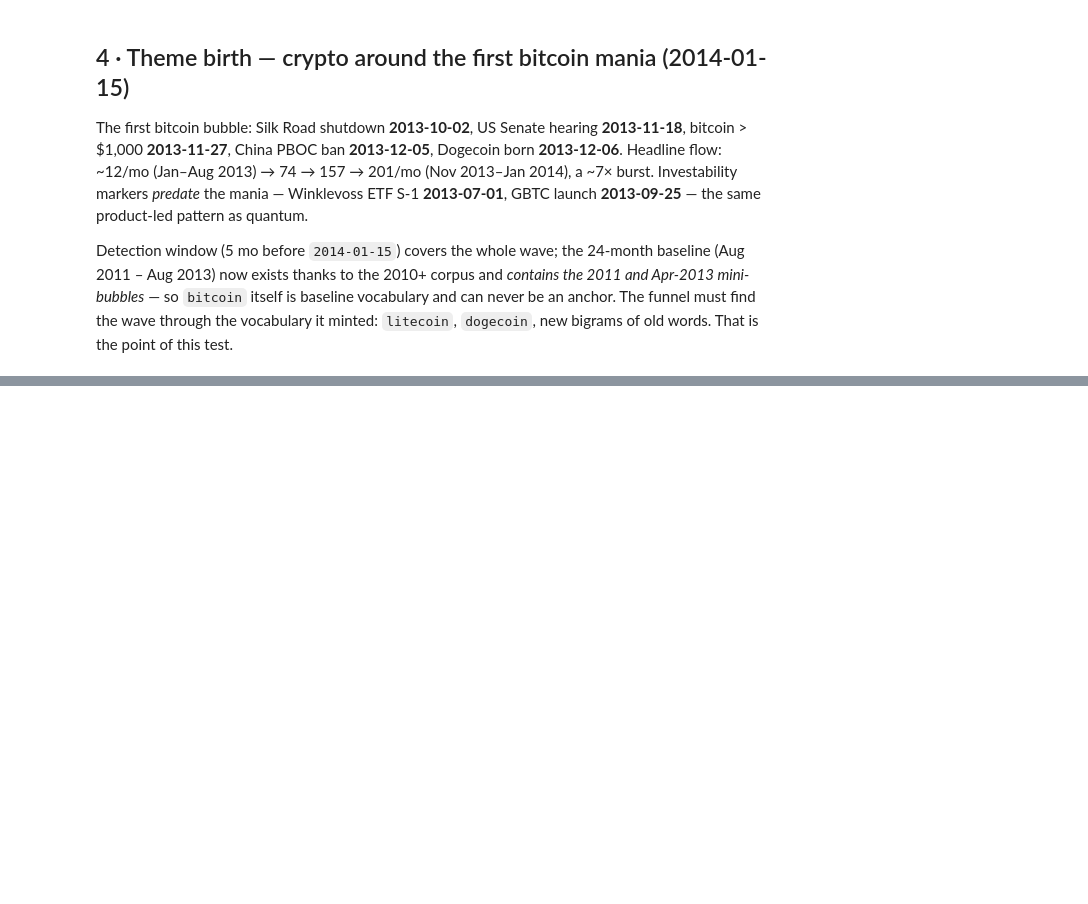
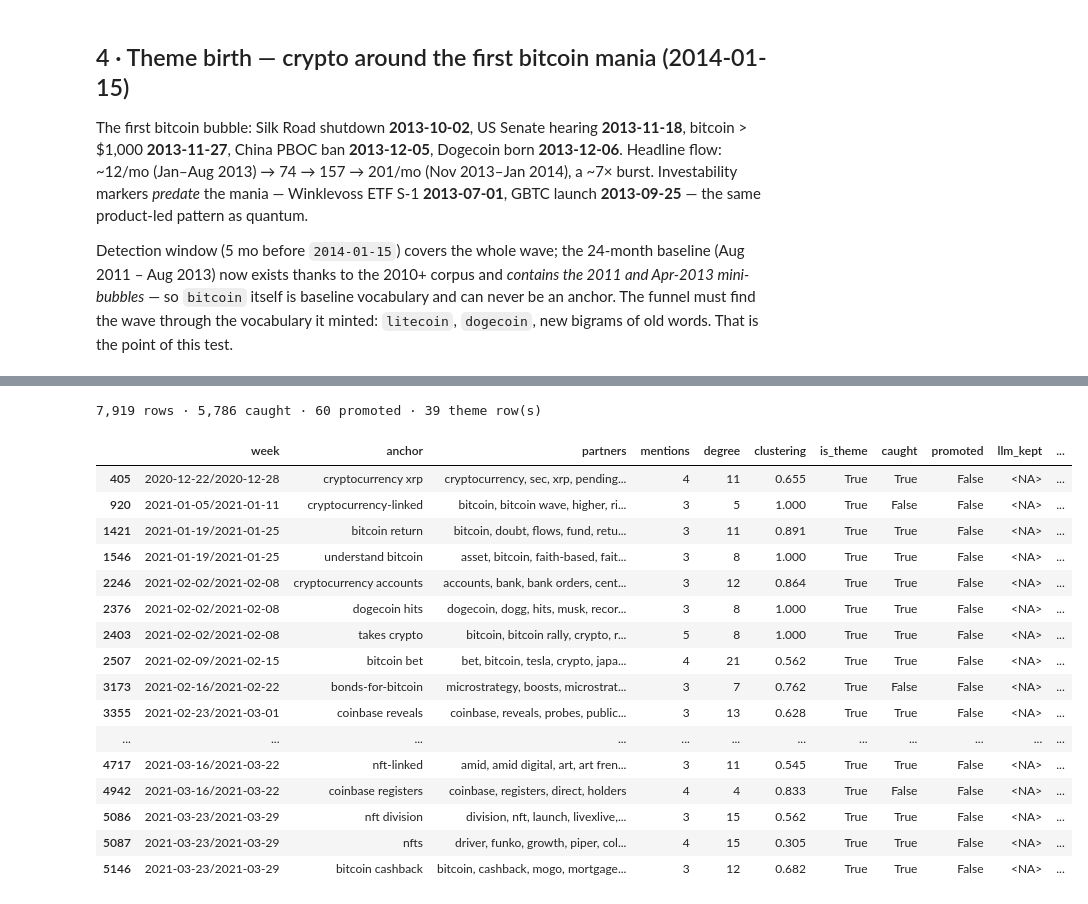
Before and after one commit to FedericoCinus/ThematicTrading, a Jupyter notebook: code/notebooks/0.28-theme-detect-demo.ipynb, the cells around one changed output, grey strips where cells are left out. Saved outputs shown, nothing was run; the diff lists cells and outputs as text; code cells hidden in the pictures; blank space fills up the shorter version.

```diff
--- a/code/notebooks/0.28-theme-detect-demo.ipynb
+++ b/code/notebooks/0.28-theme-detect-demo.ipynb
@@ -136,0 +212,26 @@ btc[btc.is_theme].head(20)
+# %%
+CRYPTO21 = r"\bnfts?\b|non-fungible|opensea|beeple|dogecoin|coinbase|bitcoin|\bcrypto|\bether"
+corpus21 = load_corpus(2019, 2021)
+
+re21 = detect_theme(corpus21, "2021-05-12", theme_hint=CRYPTO21)
+print(f"{len(re21):,} rows · {int(re21.caught.sum()):,} caught · {int(re21.promoted.sum())} promoted · {int(re21.is_theme.sum())} theme row(s)")
+re21[re21.is_theme].head(20)
+# %% [output]
+7,919 rows · 5,786 caught · 60 promoted · 39 theme row(s)
+|  | week | anchor | partners | mentions | degree | clustering | is_theme | caught | promoted | llm_kept | ... |
+| 405 | 2020-12-22/2020-12-28 | cryptocurrency xrp | cryptocurrency, sec, xrp, pending... | 4 | 11 | 0.655 | True | True | False | <NA> | ... |
+| 920 | 2021-01-05/2021-01-11 | cryptocurrency-linked | bitcoin, bitcoin wave, higher, ri... | 3 | 5 | 1.000 | True | False | False | <NA> | ... |
+| 1421 | 2021-01-19/2021-01-25 | bitcoin return | bitcoin, doubt, flows, fund, retu... | 3 | 11 | 0.891 | True | True | False | <NA> | ... |
+| 1546 | 2021-01-19/2021-01-25 | understand bitcoin | asset, bitcoin, faith-based, fait... | 3 | 8 | 1.000 | True | True | False | <NA> | ... |
+| 2246 | 2021-02-02/2021-02-08 | cryptocurrency accounts | accounts, bank, bank orders, cent... | 3 | 12 | 0.864 | True | True | False | <NA> | ... |
+| 2376 | 2021-02-02/2021-02-08 | dogecoin hits | dogecoin, dogg, hits, musk, recor... | 3 | 8 | 1.000 | True | True | False | <NA> | ... |
+| 2403 | 2021-02-02/2021-02-08 | takes crypto | bitcoin, bitcoin rally, crypto, r... | 5 | 8 | 1.000 | True | True | False | <NA> | ... |
+| 2507 | 2021-02-09/2021-02-15 | bitcoin bet | bet, bitcoin, tesla, crypto, japa... | 4 | 21 | 0.562 | True | True | False | <NA> | ... |
+| 3173 | 2021-02-16/2021-02-22 | bonds-for-bitcoin | microstrategy, boosts, microstrat... | 3 | 7 | 0.762 | True | False | False | <NA> | ... |
+| 3355 | 2021-02-23/2021-03-01 | coinbase reveals | coinbase, reveals, probes, public... | 3 | 13 | 0.628 | True | True | False | <NA> | ... |
+| ... | ... | ... | ... | ... | ... | ... | ... | ... | ... | ... | ... |
+| 4717 | 2021-03-16/2021-03-22 | nft-linked | amid, amid digital, art, art fren... | 3 | 11 | 0.545 | True | True | False | <NA> | ... |
+| 4942 | 2021-03-16/2021-03-22 | coinbase registers | coinbase, registers, direct, holders | 4 | 4 | 0.833 | True | False | False | <NA> | ... |
+| 5086 | 2021-03-23/2021-03-29 | nft division | division, nft, launch, livexlive,... | 3 | 15 | 0.562 | True | True | False | <NA> | ... |
+| 5087 | 2021-03-23/2021-03-29 | nfts | driver, funko, growth, piper, col... | 4 | 15 | 0.305 | True | True | False | <NA> | ... |
+| 5146 | 2021-03-23/2021-03-29 | bitcoin cashback | bitcoin, cashback, mogo, mortgage... | 3 | 12 | 0.682 | True | True | False | <NA> | ... |
```
Also changed, not shown: parts of 10 cells of this notebook.
